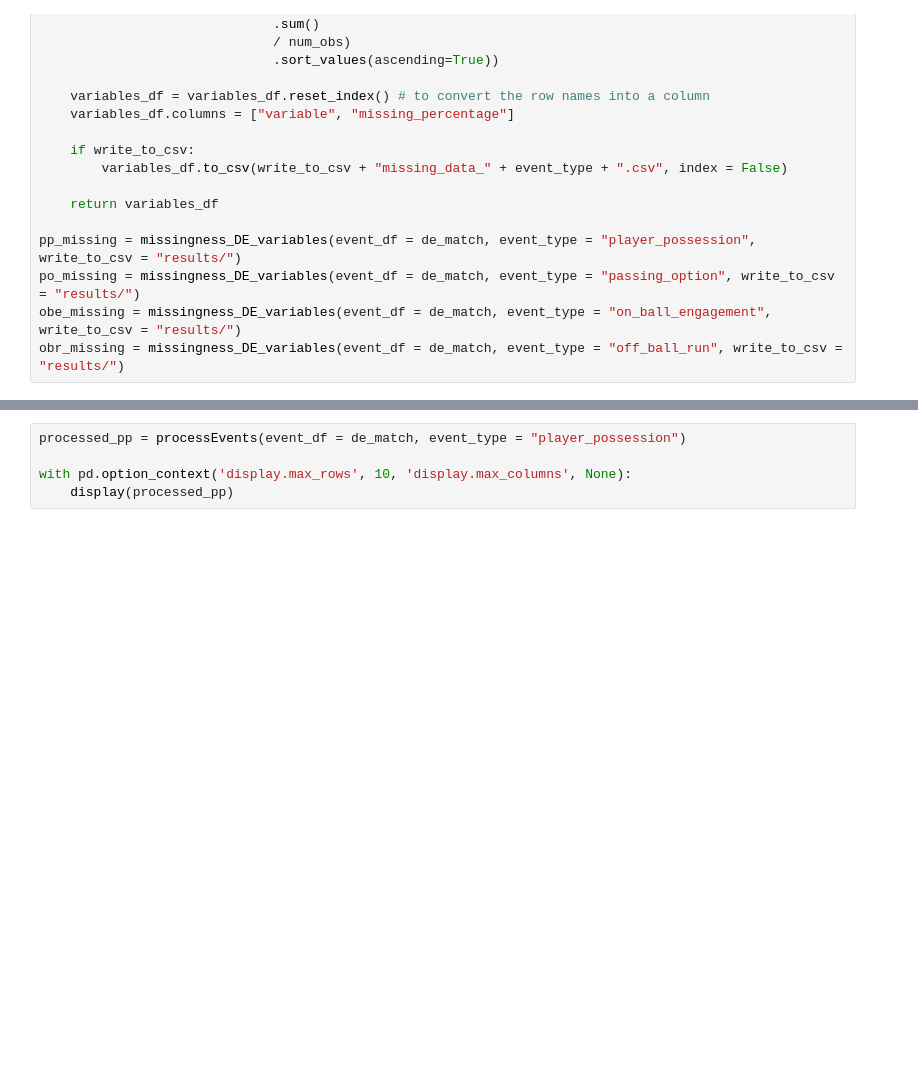
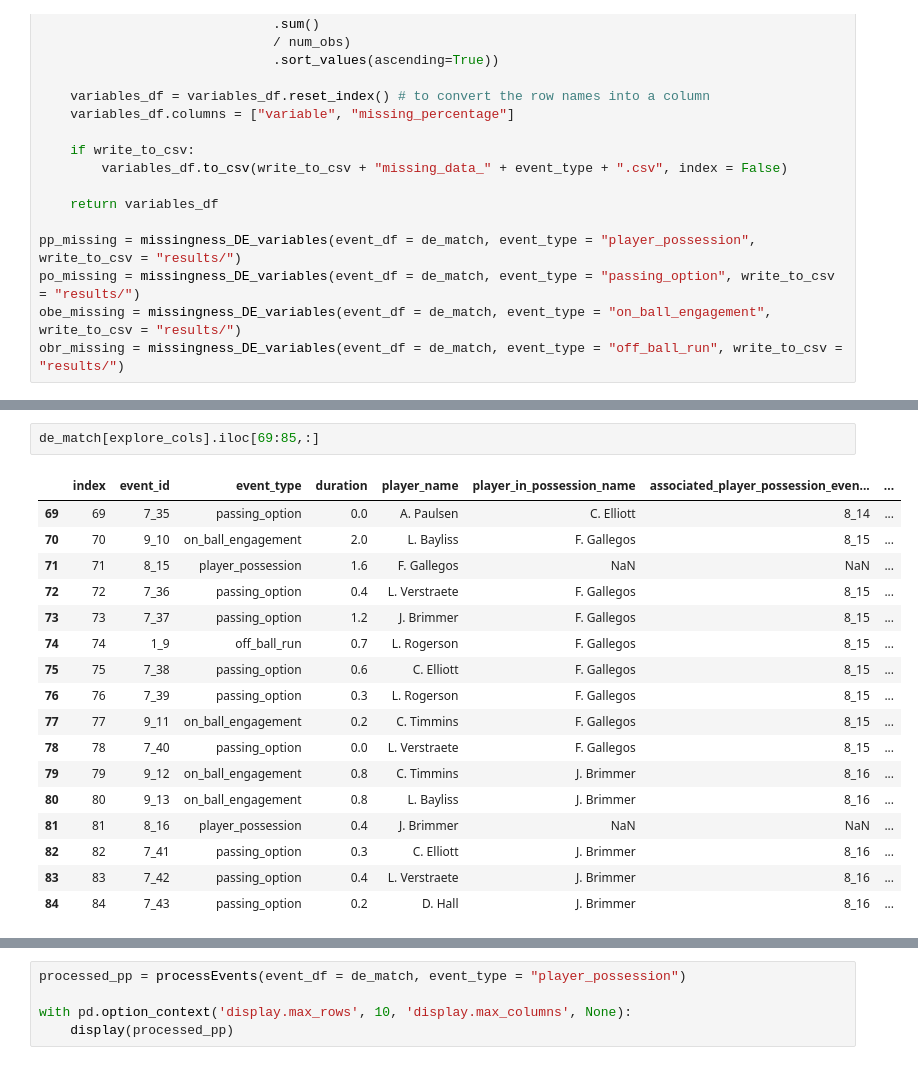
Before and after one commit to tahmeed14/footy_tracking_analysis, a Jupyter notebook: eda.ipynb, the cells around one changed output, grey strips where cells are left out. Cells and saved outputs as stored; diff of their text form; blank space fills up the shorter version.

```diff
--- a/eda.ipynb
+++ b/eda.ipynb
@@ -723,0 +749,20 @@ with pd.option_context('display.max_rows', 40, 'display.max_columns', None):
+# %%
+de_match[explore_cols].iloc[69:85,:]
+# %% [output]
+|  | index | event_id | event_type | duration | player_name | player_in_possession_name | associated_player_possession_even... | ... |
+| 69 | 69 | 7_35 | passing_option | 0.0 | A. Paulsen | C. Elliott | 8_14 | ... |
+| 70 | 70 | 9_10 | on_ball_engagement | 2.0 | L. Bayliss | F. Gallegos | 8_15 | ... |
+| 71 | 71 | 8_15 | player_possession | 1.6 | F. Gallegos | NaN | NaN | ... |
+| 72 | 72 | 7_36 | passing_option | 0.4 | L. Verstraete | F. Gallegos | 8_15 | ... |
+| 73 | 73 | 7_37 | passing_option | 1.2 | J. Brimmer | F. Gallegos | 8_15 | ... |
+| 74 | 74 | 1_9 | off_ball_run | 0.7 | L. Rogerson | F. Gallegos | 8_15 | ... |
+| 75 | 75 | 7_38 | passing_option | 0.6 | C. Elliott | F. Gallegos | 8_15 | ... |
+| 76 | 76 | 7_39 | passing_option | 0.3 | L. Rogerson | F. Gallegos | 8_15 | ... |
+| 77 | 77 | 9_11 | on_ball_engagement | 0.2 | C. Timmins | F. Gallegos | 8_15 | ... |
+| 78 | 78 | 7_40 | passing_option | 0.0 | L. Verstraete | F. Gallegos | 8_15 | ... |
+| 79 | 79 | 9_12 | on_ball_engagement | 0.8 | C. Timmins | J. Brimmer | 8_16 | ... |
+| 80 | 80 | 9_13 | on_ball_engagement | 0.8 | L. Bayliss | J. Brimmer | 8_16 | ... |
+| 81 | 81 | 8_16 | player_possession | 0.4 | J. Brimmer | NaN | NaN | ... |
+| 82 | 82 | 7_41 | passing_option | 0.3 | C. Elliott | J. Brimmer | 8_16 | ... |
+| 83 | 83 | 7_42 | passing_option | 0.4 | L. Verstraete | J. Brimmer | 8_16 | ... |
+| 84 | 84 | 7_43 | passing_option | 0.2 | D. Hall | J. Brimmer | 8_16 | ... |
```
Also changed, not shown: parts of 7 cells of this notebook.
